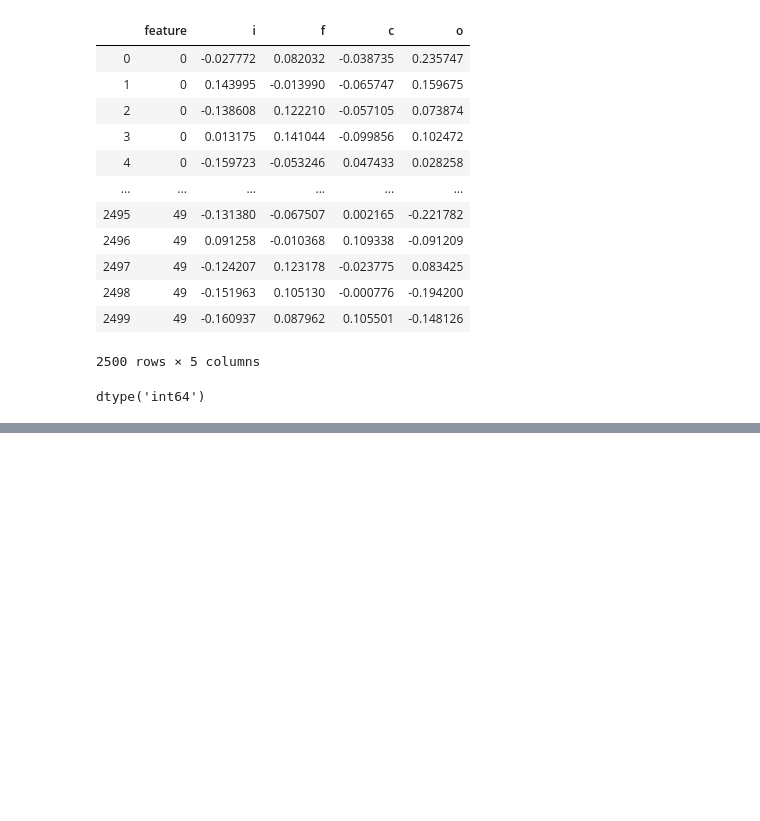
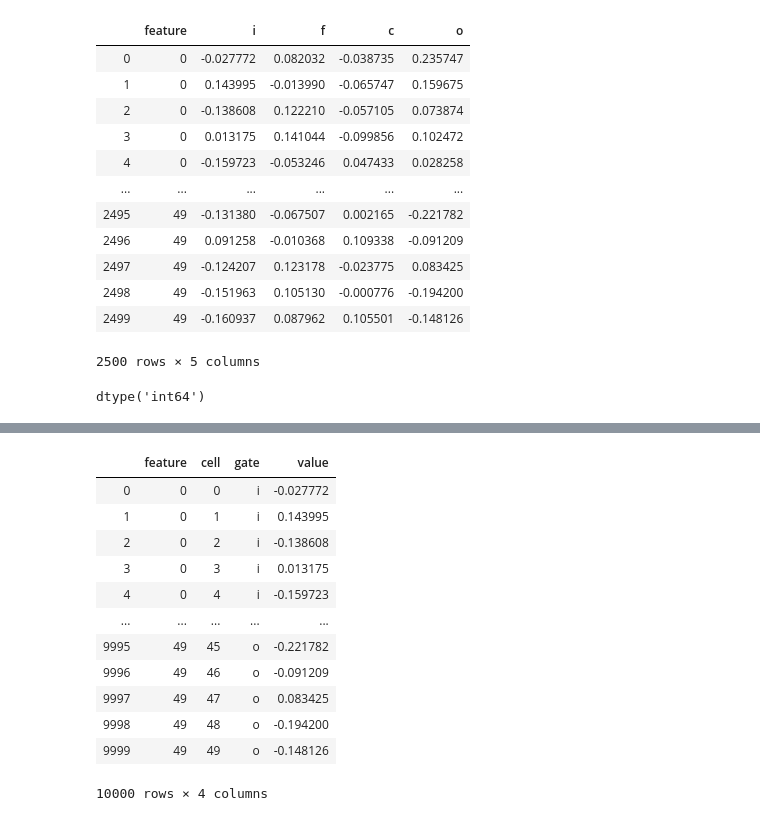
Before and after one commit to gj0706/my_research, a Jupyter notebook: neural_network/data_process.ipynb, the cells around one changed output, grey strips where cells are left out. Cells and saved outputs as stored; diff of their text form; code cells hidden in the pictures; blank space fills up the shorter version.

```diff
--- a/neural_network/data_process.ipynb
+++ b/neural_network/data_process.ipynb
@@ -140,2 +193,19 @@ dtype('int64')
+# %%
+w2_melt = pd.melt(w2_flatten,id_vars=['feature','cell'], value_vars=['i','f','c','o'], var_name='gate')
+w2_melt
+# %% [output]
+|  | feature | cell | gate | value |
+| 0 | 0 | 0 | i | -0.027772 |
+| 1 | 0 | 1 | i | 0.143995 |
+| 2 | 0 | 2 | i | -0.138608 |
+| 3 | 0 | 3 | i | 0.013175 |
+| 4 | 0 | 4 | i | -0.159723 |
+| ... | ... | ... | ... | ... |
+| 9995 | 49 | 45 | o | -0.221782 |
+| 9996 | 49 | 46 | o | -0.091209 |
+| 9997 | 49 | 47 | o | 0.083425 |
+| 9998 | 49 | 48 | o | -0.194200 |
+| 9999 | 49 | 49 | o | -0.148126 |
+10000 rows × 4 columns
 # %%
 w1_flatten.to_json('data/w1_flatten.json',orient='records')
```
Also changed, not shown: parts of 6 cells of this notebook.
